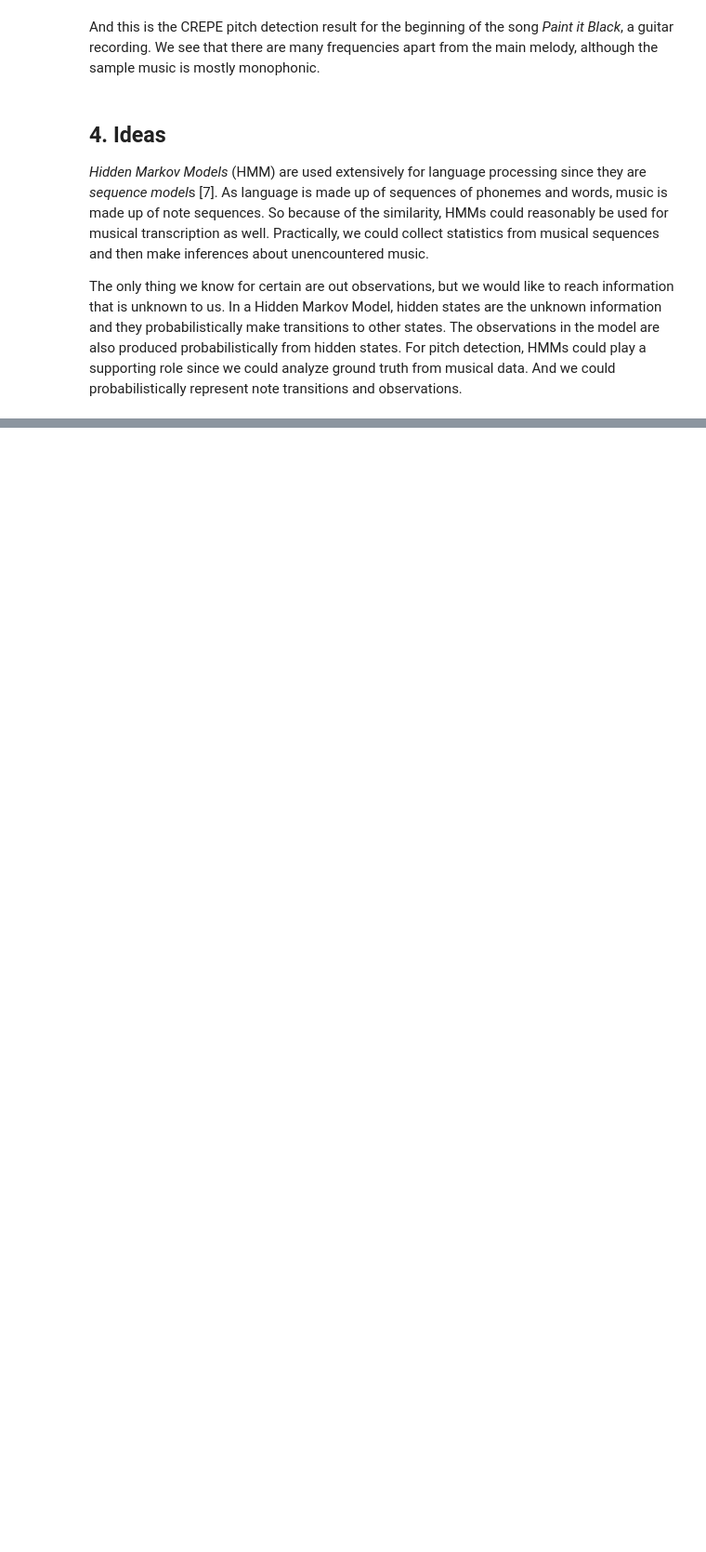
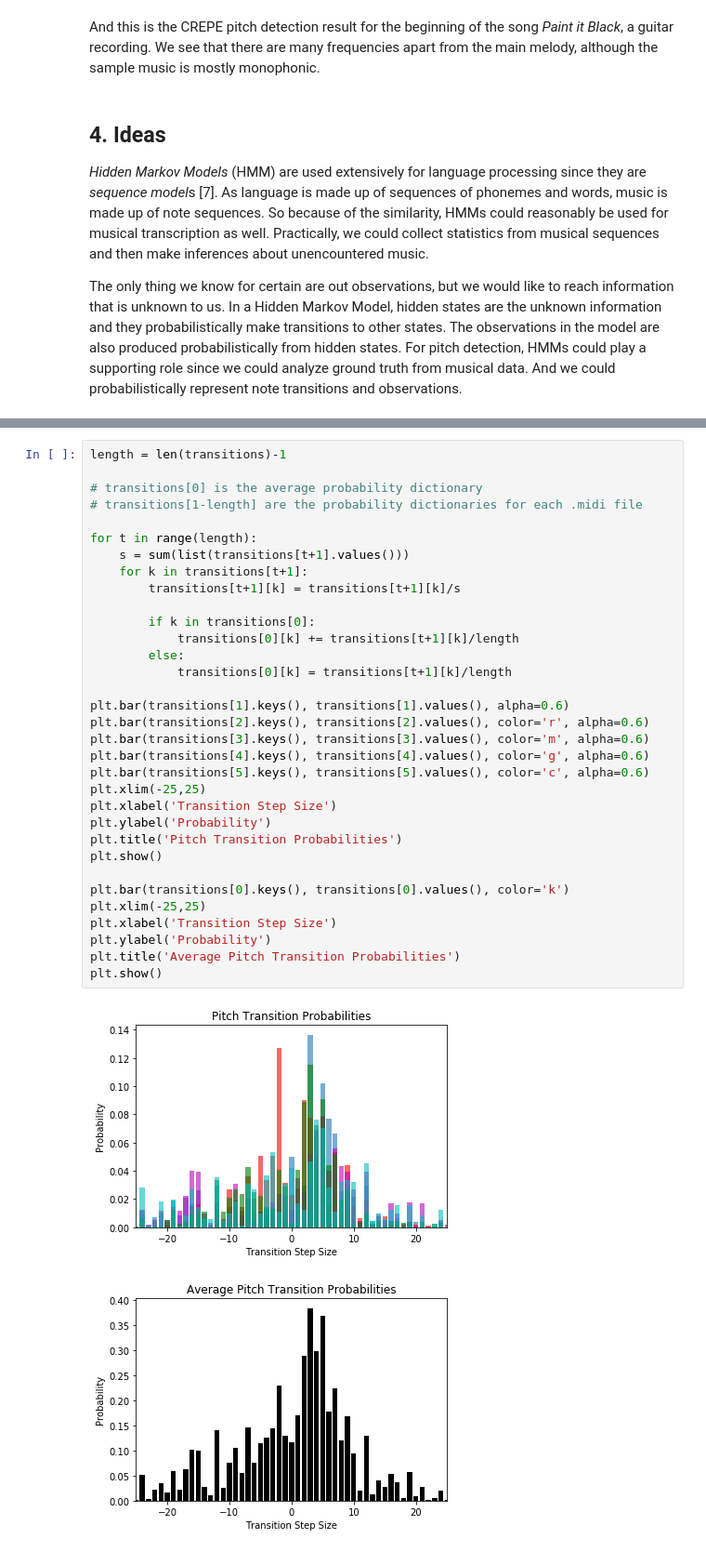
Before and after one commit to OnurOrhan/music-transcription-research, a Jupyter notebook: Report.ipynb, the cells around one changed output, grey strips where cells are left out. Shown at 93% size. Drawn from its saved outputs; the diff is of its cells as text; blank space fills up the shorter version.

Commit message:
Multiple .midi files

```diff
--- a/Report.ipynb
+++ b/Report.ipynb
@@ -160,2 +157,38 @@ plt.show()
+# %%
+length = len(transitions)-1
+
+# transitions[0] is the average probability dictionary
+# transitions[1-length] are the probability dictionaries for each .midi file
+
+for t in range(length):
+    s = sum(list(transitions[t+1].values()))
+    for k in transitions[t+1]:
+        transitions[t+1][k] = transitions[t+1][k]/s
+
+        if k in transitions[0]:
+            transitions[0][k] += transitions[t+1][k]/length
+        else:
+            transitions[0][k] = transitions[t+1][k]/length
+
+plt.bar(transitions[1].keys(), transitions[1].values(), alpha=0.6)
+plt.bar(transitions[2].keys(), transitions[2].values(), color='r', alpha=0.6)
+plt.bar(transitions[3].keys(), transitions[3].values(), color='m', alpha=0.6)
+plt.bar(transitions[4].keys(), transitions[4].values(), color='g', alpha=0.6)
+plt.bar(transitions[5].keys(), transitions[5].values(), color='c', alpha=0.6)
+plt.xlim(-25,25)
+plt.xlabel('Transition Step Size')
+plt.ylabel('Probability')
+plt.title('Pitch Transition Probabilities')
+plt.show()
+
+plt.bar(transitions[0].keys(), transitions[0].values(), color='k')
+plt.xlim(-25,25)
+plt.xlabel('Transition Step Size')
+plt.ylabel('Probability')
+plt.title('Average Pitch Transition Probabilities')
+plt.show()
+# %% [output]
+[figure, added]
+[figure, added]
 # %% [markdown]
 Above, a sample MIDI file (Malaguena, Albeniz) is analyzed for pitch transitions [8]. Because pitch intervals are logarithmically equal, each pitch transition is represented in terms of the step size. Apparently for certain step sizes, it is much more probable to occur. But there is also a trend which favors small step sizes over larger ones. Although we could find a formulation for this trend, keeping the somewhat irregular probabilities could be helpful.
```
Also changed, not shown: parts of 4 cells of this notebook, 6 other files.
